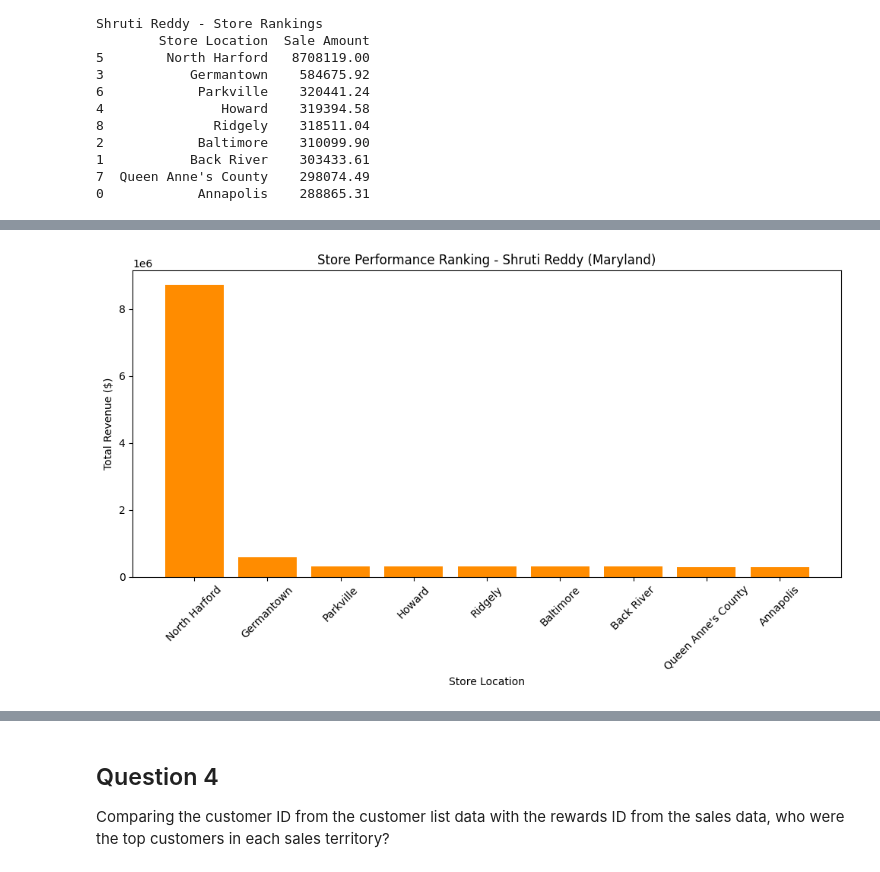
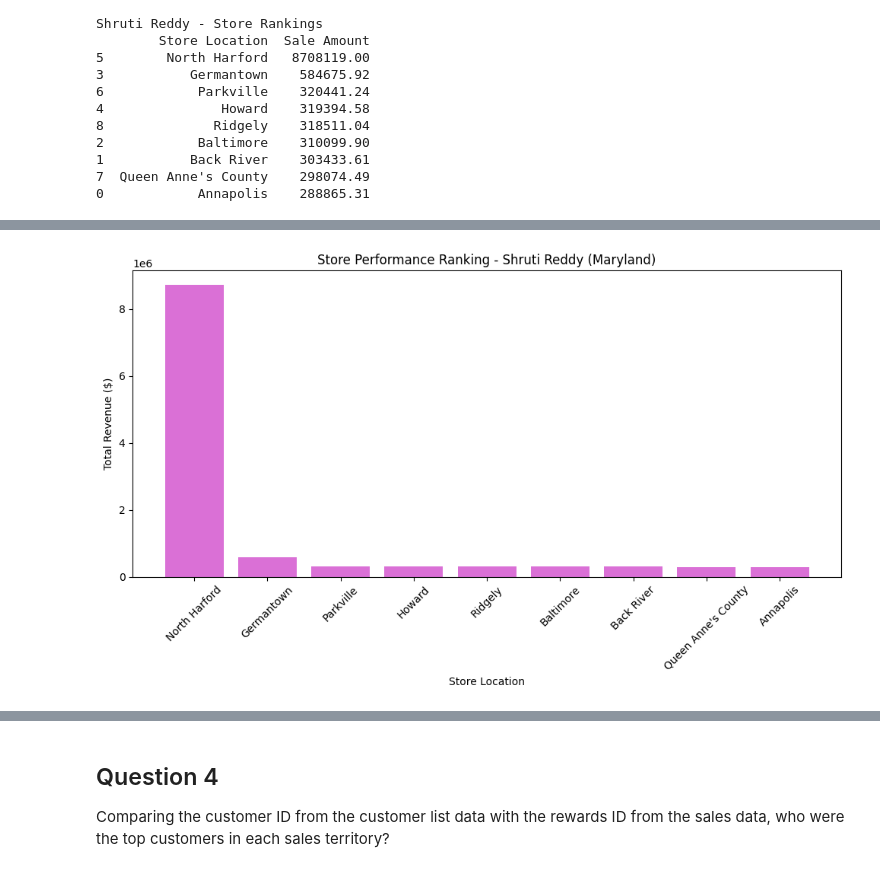
Before and after one commit to OKRR66/Capstone_2, a Jupyter notebook: KARAER_sales_analysis.ipynb, the cells around one changed output, grey strips where cells are left out. Cells and saved outputs as stored; diff of their text form; code cells hidden in the pictures.

```diff
--- a/KARAER_sales_analysis.ipynb
+++ b/KARAER_sales_analysis.ipynb
@@ -462,16 +320,16 @@ plt.show()
 # %%
 #Bar chart for Shruti's store performance ranking
 plt.figure(figsize=(10, 6))
 
-plt.bar(shruti_store_rev['Store Location'], shruti_store_rev['Sale Amount'], color='darkorange')
+plt.bar(shruti_store_rev['Store Location'], shruti_store_rev['Sale Amount'], color='orchid')
 
 plt.title('Store Performance Ranking - Shruti Reddy (Maryland)')
 plt.xlabel('Store Location')
 plt.ylabel('Total Revenue ($)')
 plt.xticks(rotation=45)
 
 plt.tight_layout()
 plt.show()
 # %% [output]
-[figure, old version]
+[figure, new version]
 # %% [markdown]
```
Also changed, not shown: parts of 61 cells of this notebook.
